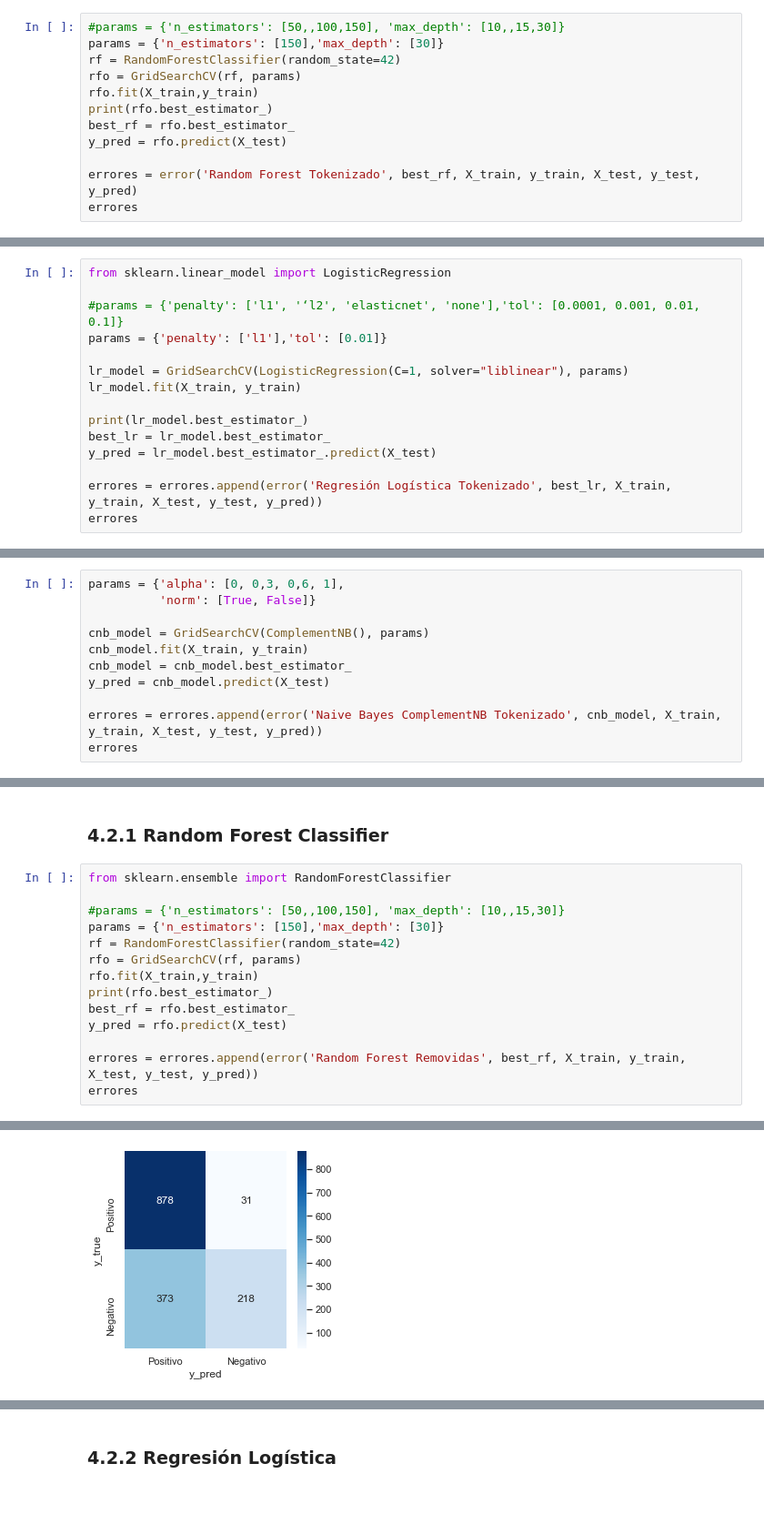
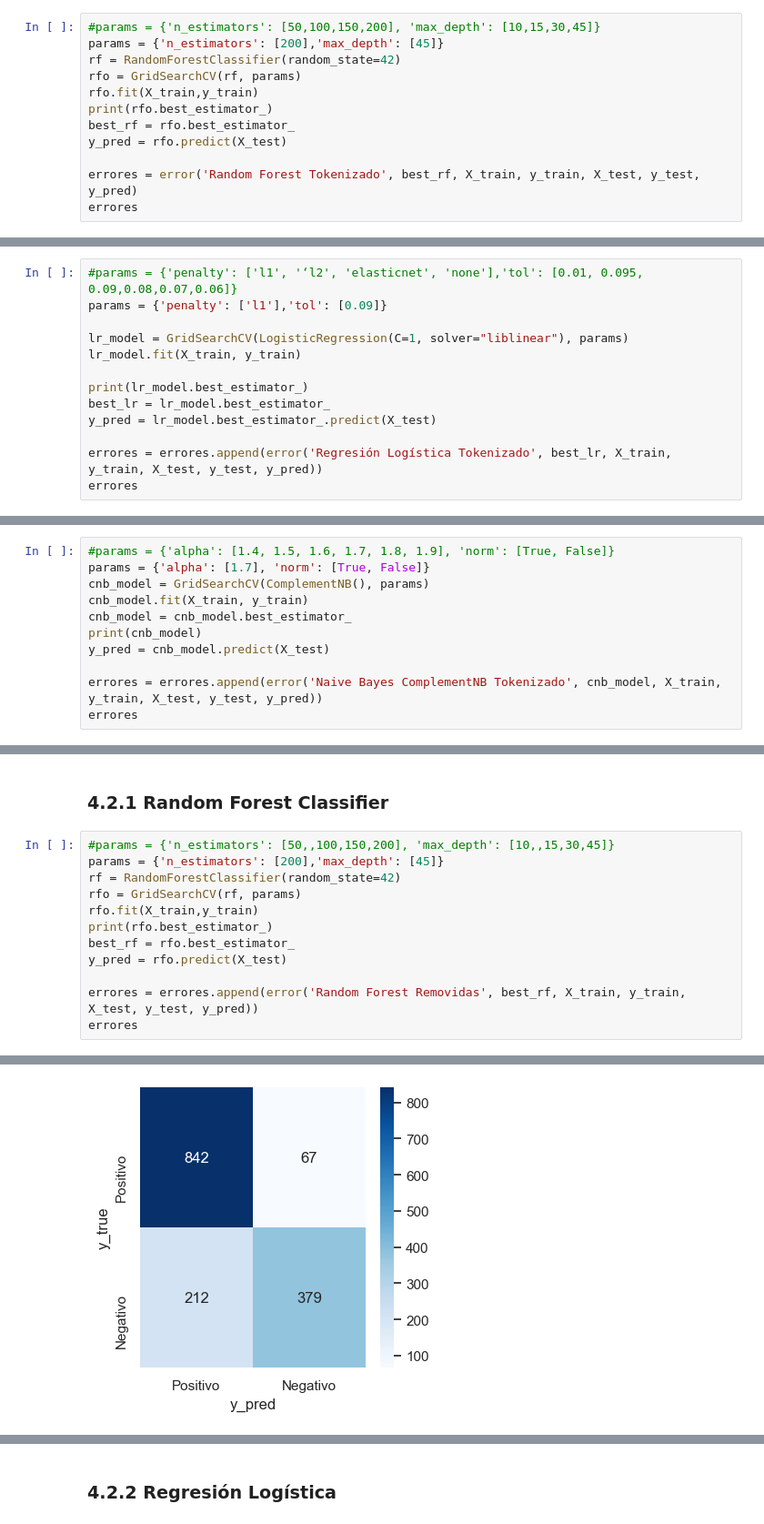
Before and after one commit to valeriaortizl/amazon_ratings_prediction, a Jupyter notebook: DS_Proyecto_03_NLP_v2.ipynb, the cells around one changed output, grey strips where cells are left out. Shown at 91% size. Saved outputs shown, nothing was run; the diff lists cells and outputs as text; blank space fills up the shorter version.

```diff
--- a/DS_Proyecto_03_NLP_v2.ipynb
+++ b/DS_Proyecto_03_NLP_v2.ipynb
@@ -614,8 +622,8 @@ X_train, X_test, y_train, y_test = train_test_split(X_data, data['binario'], tes
 # %% [markdown]
 ### 4.1.1 Random Forest Classifier
 # %%
-#params = {'n_estimators': [50,,100,150], 'max_depth': [10,,15,30]}
-params = {'n_estimators': [150],'max_depth': [30]}
+#params = {'n_estimators': [50,100,150,200], 'max_depth': [10,15,30,45]}
+params = {'n_estimators': [200],'max_depth': [45]}
 rf = RandomForestClassifier(random_state=42)
 rfo = GridSearchCV(rf, params)
 rfo.fit(X_train,y_train)
@@ -685,10 +693,8 @@ La longitud de las reviews es muy similar en todo el corpus y en las que clasifi
 # %% [markdown]
 ### 4.1.2 Regresión Logística
 # %%
-from sklearn.linear_model import LogisticRegression
-
-#params = {'penalty': ['l1', '‘l2', 'elasticnet', 'none'],'tol': [0.0001, 0.001, 0.01, 0.1]}
-params = {'penalty': ['l1'],'tol': [0.01]}
+#params = {'penalty': ['l1', '‘l2', 'elasticnet', 'none'],'tol': [0.01, 0.095, 0.09,0.08,0.07,0.06]}
+params = {'penalty': ['l1'],'tol': [0.09]}
 
 lr_model = GridSearchCV(LogisticRegression(C=1, solver="liblinear"), params)
 lr_model.fit(X_train, y_train)
@@ -749,12 +755,12 @@ El modelo multinomial Naive Bayes trabaja sobre datasets con varios labels, y  e
 
 Como este último no es nuestro caso, no podemos elegir uno de estos dos modelos sin probarlos ambos, lo hacemos a continuación:
 # %%
-params = {'alpha': [0, 0,3, 0,6, 1],
-		  'norm': [True, False]}
-
+#params = {'alpha': [1.4, 1.5, 1.6, 1.7, 1.8, 1.9], 'norm': [True, False]}
+params = {'alpha': [1.7], 'norm': [True, False]}
 cnb_model = GridSearchCV(ComplementNB(), params)
 cnb_model.fit(X_train, y_train)
 cnb_model = cnb_model.best_estimator_
+print(cnb_model)
 y_pred = cnb_model.predict(X_test)
 
 errores = errores.append(error('Naive Bayes ComplementNB Tokenizado', cnb_model, X_train, y_train, X_test, y_test, y_pred))
@@ -778,10 +785,8 @@ X_train, X_test, y_train, y_test = train_test_split(X_data_rm, data['binario'],
 # %% [markdown]
 ### 4.2.1 Random Forest Classifier
 # %%
-from sklearn.ensemble import RandomForestClassifier
-
-#params = {'n_estimators': [50,,100,150], 'max_depth': [10,,15,30]}
-params = {'n_estimators': [150],'max_depth': [30]}
+#params = {'n_estimators': [50,,100,150,200], 'max_depth': [10,,15,30,45]}
+params = {'n_estimators': [200],'max_depth': [45]}
 rf = RandomForestClassifier(random_state=42)
 rfo = GridSearchCV(rf, params)
 rfo.fit(X_train,y_train)
@@ -796,2 +801,2 @@ RandomForestClassifier(max_depth=30, n_estimators=150, random_state=42)
-[figure, old version]
+[figure, new version]
 |  | Modelo | Accuracy | f1_score | VP | VN | FP | FN |
```
Also changed, not shown: parts of 61 cells of this notebook.
